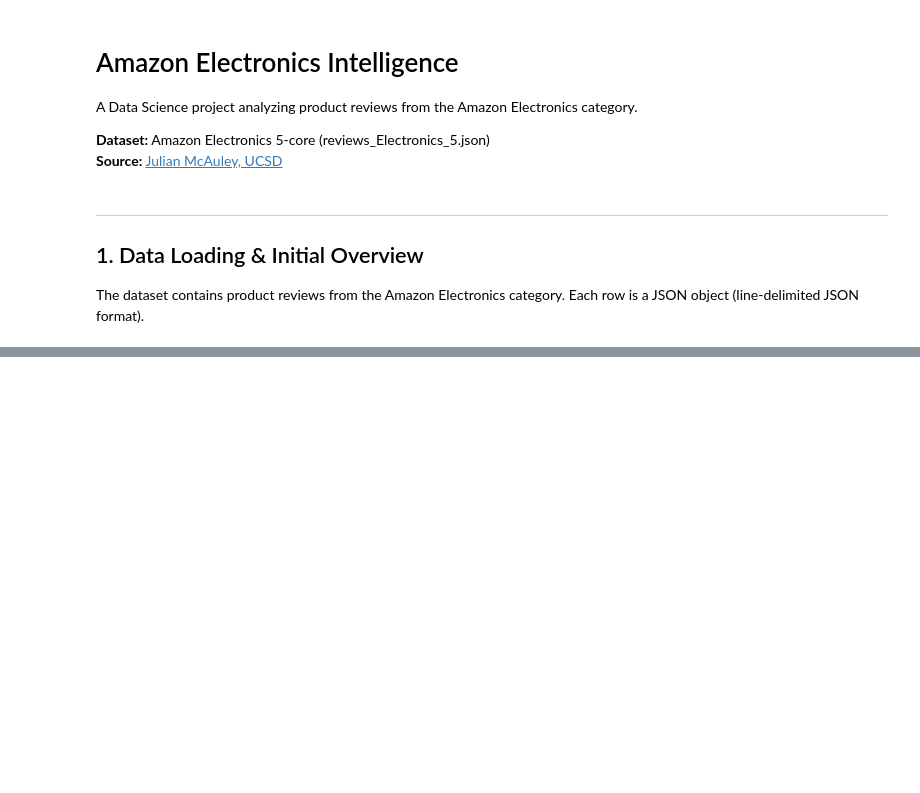
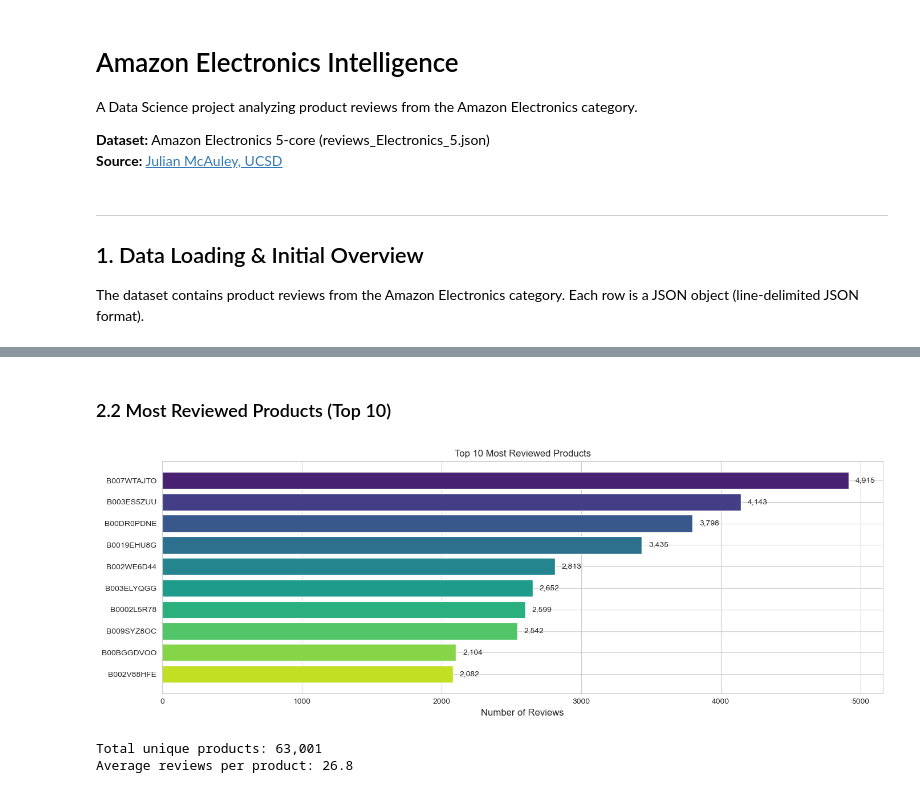
Before and after one commit to iremmkrtlmz/Amazon-Electronics-Intelligence, a Jupyter notebook: amazon_electronics_intelligence.ipynb, the cells around one changed output, grey strips where cells are left out. Cells and saved outputs as stored; diff of their text form; code cells hidden in the pictures; blank space fills up the shorter version.

```diff
--- a/amazon_electronics_intelligence.ipynb
+++ b/amazon_electronics_intelligence.ipynb
@@ -72,0 +131,28 @@ for col in df.columns:
+# %% [markdown]
+### 2.2 Most Reviewed Products (Top 10)
+# %%
+# Top 10 most reviewed products
+top_products = df['asin'].value_counts().head(10)
+
+fig, ax = plt.subplots(figsize=(14,5))
+
+ax.barh(range(len(top_products)), top_products.values, color=sns.color_palette('viridis',10))
+ax.set_yticks(range(len(top_products)))
+ax.set_yticklabels(top_products.index, fontsize=10)
+ax.set_xlabel('Number of Reviews', fontsize=12)
+ax.set_title('Top 10 Most Reviewed Products' ,fontsize=14, fontweight='bold')
+ax.invert_yaxis()
+
+offset=top_products.max()*0.01
+for i,v in enumerate(top_products.values):
+    ax.text(v + offset, i, f'{v:,}', va='center', fontsize=10)
+
+plt.tight_layout()
+plt.show()
+
+print(f'Total unique products: {df["asin"].nunique():,}')
+print(f'Average reviews per product: {df.groupby("asin").size().mean():.1f}')
+# %% [output]
+[figure, added]
+Total unique products: 63,001
+Average reviews per product: 26.8
```
Also changed, not shown: parts of 9 cells of this notebook.
